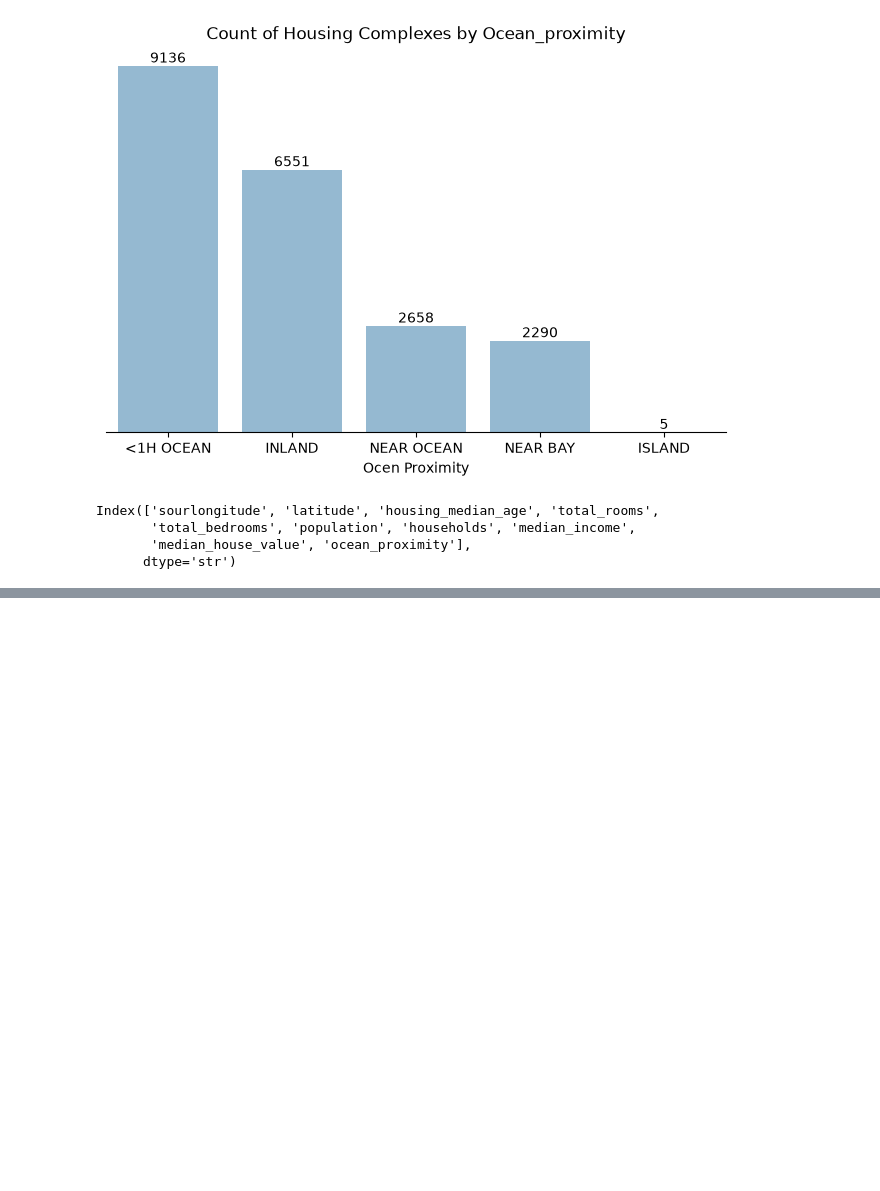
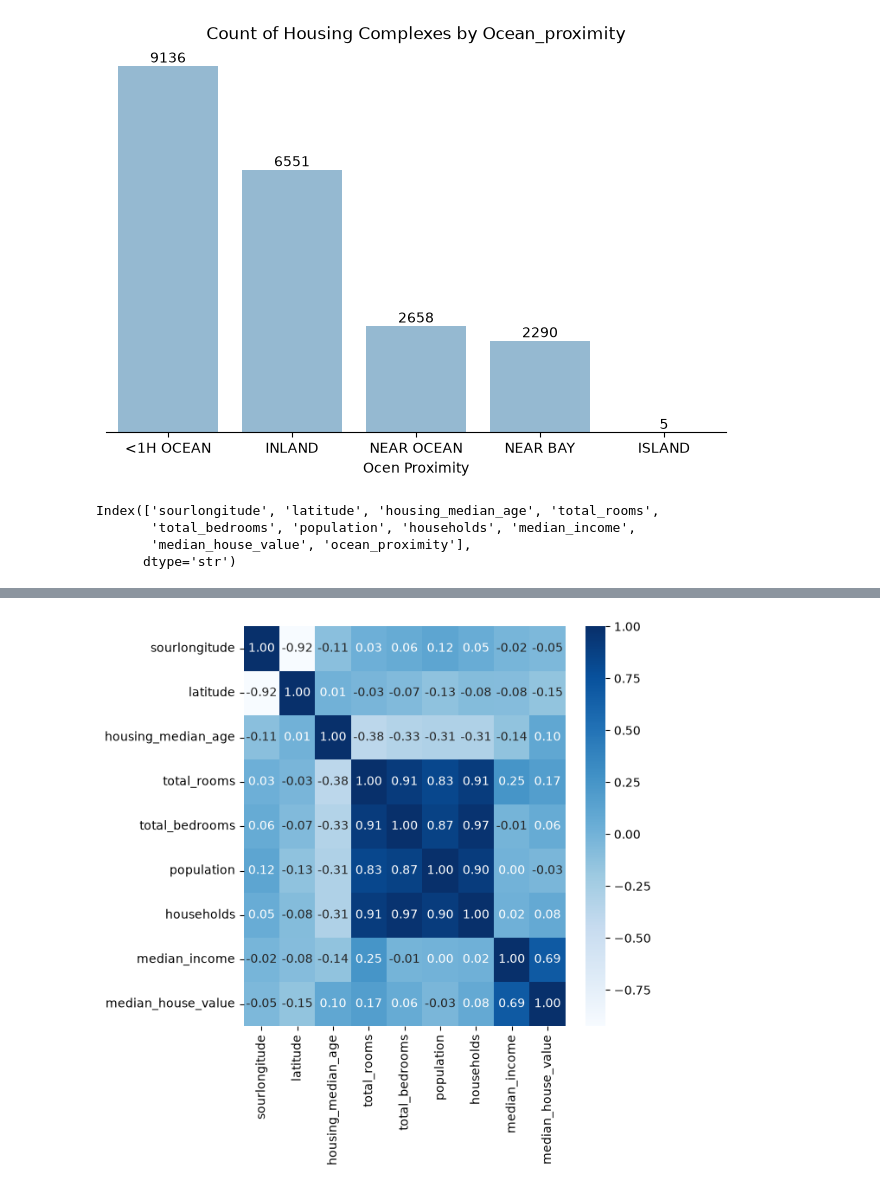
Before and after one commit to Dinkar-107/exploratory_data_analysis, a Jupyter notebook: eda_projcet.ipynb, the cells around one changed output, grey strips where cells are left out. Drawn from its saved outputs; the diff is of its cells as text; code cells hidden in the pictures; blank space fills up the shorter version.

```diff
--- a/eda_projcet.ipynb
+++ b/eda_projcet.ipynb
@@ -205,0 +203,28 @@ plt.show()
+# %%
+
+# outlier treatment
+
+cols = ['housing_median_age', 'total_rooms', 'total_bedrooms', 'population', 'households', 'median_income', 'median_house_value']
+
+for col in cols:
+
+    q1 = df[col].quantile(0.25)
+    q3 = df[col].quantile(0.75)
+
+    iqr = q3 - q1
+
+    lower_limit = q1 - (1.5 * iqr)
+    upper_limit = q3 + (1.5 * iqr)
+
+    df[col] = np.where(df[col] < lower_limit, lower_limit, df[col])
+    df[col] = np.where(df[col] > upper_limit, upper_limit, df[col])
+# %%
+# correlation plot
+
+plt.figure(figsize = (6, 6))
+
+sns.heatmap(df.drop('ocean_proximity', axis = 1).corr(), annot = True, fmt = '.2f', cmap = 'Blues')
+
+plt.show()
+# %% [output]
+[figure, added]
```
Also changed, not shown: parts of 7 cells of this notebook.
